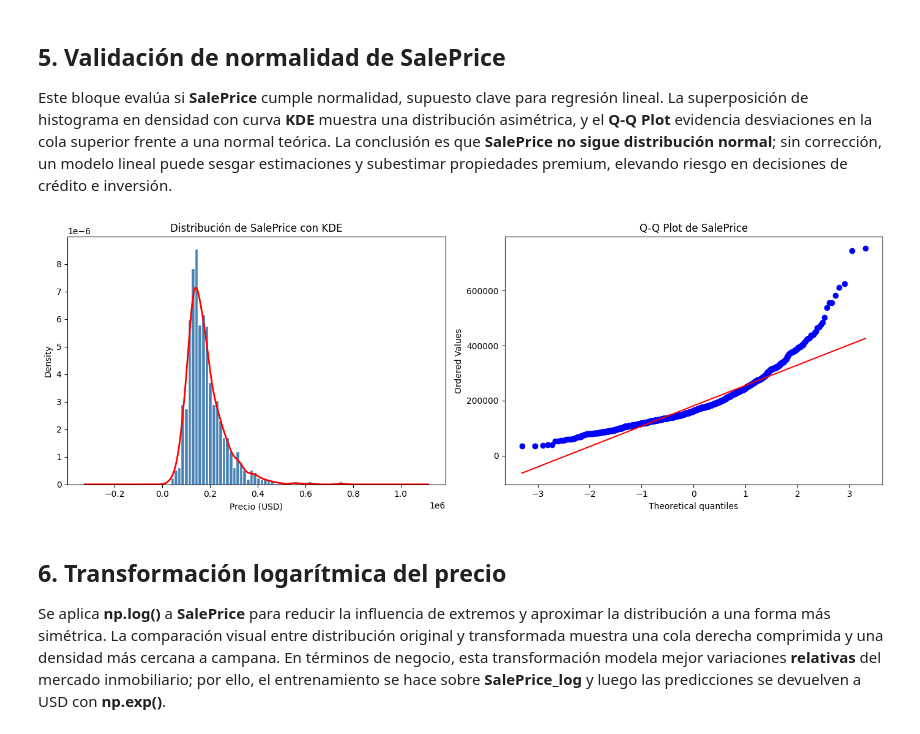
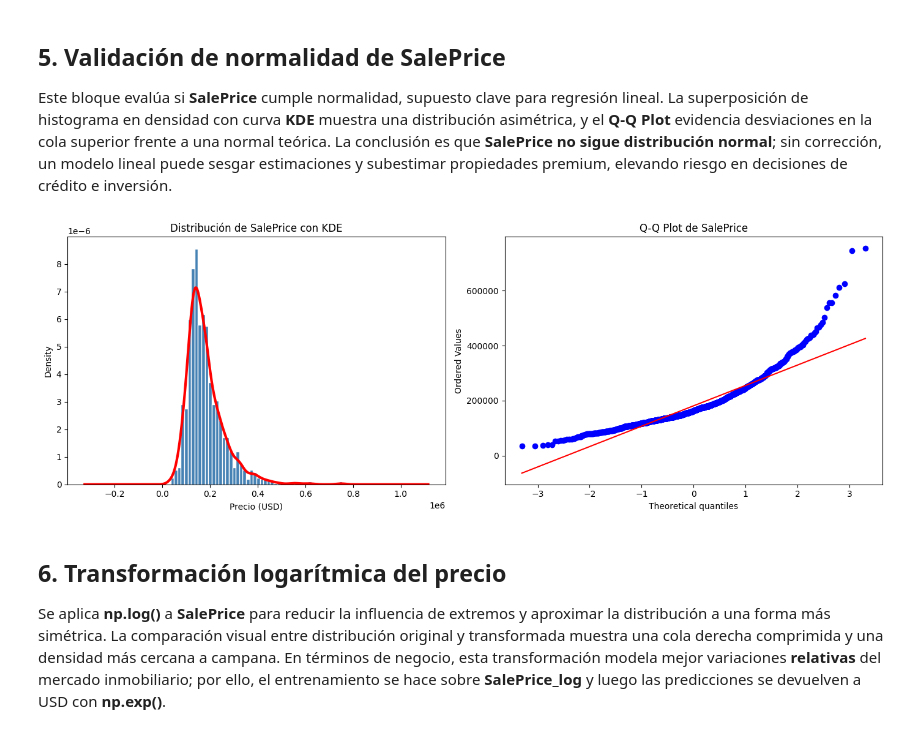
Before and after one commit to FelipeCH13/vortex-house-prices, a Jupyter notebook: src/notebooks/01_eda.ipynb, the cells around one changed output. Drawn from its saved outputs; the diff is of its cells as text; code cells hidden in the pictures.

```diff
--- a/src/notebooks/01_eda.ipynb
+++ b/src/notebooks/01_eda.ipynb
@@ -167,29 +169,30 @@ plt.show()          # Renderiza y muestra el gráfico
 ## 5. Validación de normalidad de SalePrice
 Este bloque evalúa si **SalePrice** cumple normalidad, supuesto clave para regresión lineal. La superposición de histograma en densidad con curva **KDE** muestra una distribución asimétrica, y el **Q-Q Plot** evidencia desviaciones en la cola superior frente a una normal teórica. La conclusión es que **SalePrice no sigue distribución normal**; sin corrección, un modelo lineal puede sesgar estimaciones y subestimar propiedades premium, elevando riesgo en decisiones de crédito e inversión.
 # %%
+#Nuevamente se genera una grafica con dos lienzos
 fig, axes = plt.subplots(1, 2, figsize=(14, 5))
 
 # Histograma con dos capas:
 # density=True normaliza el eje Y para que sea compatible con la curva KDE
 # kind='hist' dibuja las barras
 df['SalePrice'].plot(kind='hist', bins=50, density=True,
                      ax=axes[0], color='steelblue', edgecolor='white')
 
 # kind='kde' superpone la curva de densidad estimada sobre el histograma
-df['SalePrice'].plot(kind='kde', ax=axes[0], color='red', linewidth=2)
+df['SalePrice'].plot(kind='kde', ax=axes[0], color='red', linewidth=3)
 axes[0].set_title('Distribución de SalePrice con KDE')
 axes[0].set_xlabel('Precio (USD)')
 
 # Q-Q Plot: compara tu distribución contra una normal teórica
 # Si los puntos siguen la línea — distribución normal
 # Si se desvían en los extremos — hay sesgo
 stats.probplot(df['SalePrice'], plot=axes[1])
 axes[1].set_title('Q-Q Plot de SalePrice')
 
 plt.tight_layout()
 plt.show()
 # %% [output]
-[figure, old version]
+[figure, new version]
 # %% [markdown]
 ## 6. Transformación logarítmica del precio
 Se aplica **np.log()** a **SalePrice** para reducir la influencia de extremos y aproximar la distribución a una forma más simétrica. La comparación visual entre distribución original y transformada muestra una cola derecha comprimida y una densidad más cercana a campana. En términos de negocio, esta transformación modela mejor variaciones **relativas** del mercado inmobiliario; por ello, el entrenamiento se hace sobre **SalePrice_log** y luego las predicciones se devuelven a USD con **np.exp()**.
```
Also changed, not shown: parts of 5 cells of this notebook.
